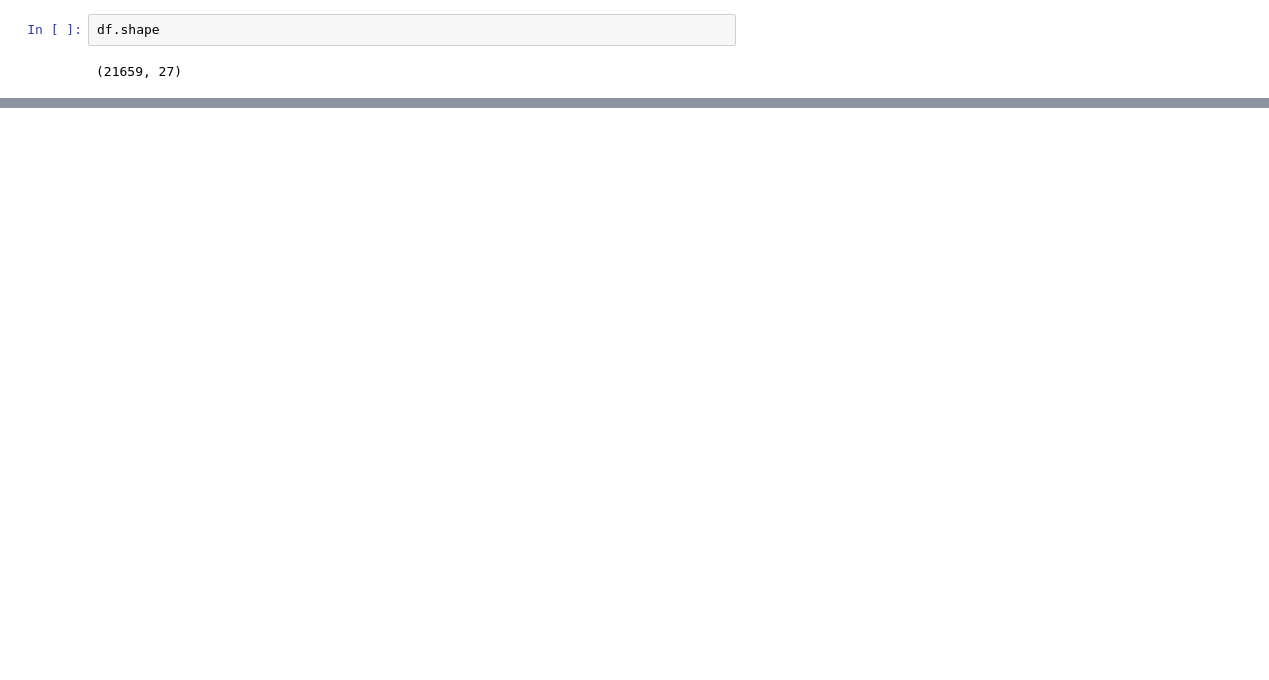
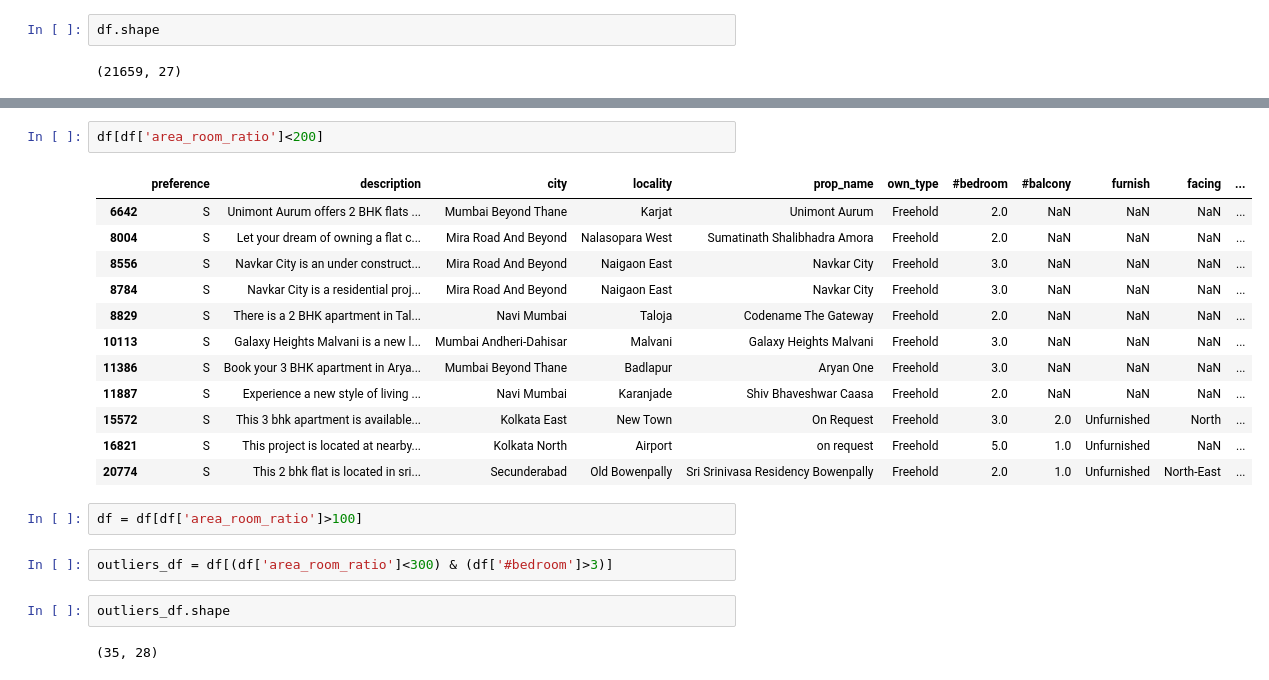
Before and after one commit to vaibhavO1/CapStone-Project, a Jupyter notebook: handling_outliers.ipynb, the cells around one changed output, grey strips where cells are left out. Drawn from its saved outputs; the diff is of its cells as text; blank space fills up the shorter version.

Commit message:
outlier removal

```diff
--- a/handling_outliers.ipynb
+++ b/handling_outliers.ipynb
@@ -502,0 +527,23 @@ df.shape
+# %%
+df[df['area_room_ratio']<200]
+# %% [output]
+|  | preference | description | city | locality | prop_name | own_type | #bedroom | #balcony | furnish | facing | ... |
+| 6642 | S | Unimont Aurum offers 2 BHK flats ... | Mumbai Beyond Thane | Karjat | Unimont Aurum | Freehold | 2.0 | NaN | NaN | NaN | ... |
+| 8004 | S | Let your dream of owning a flat c... | Mira Road And Beyond | Nalasopara West | Sumatinath Shalibhadra Amora | Freehold | 2.0 | NaN | NaN | NaN | ... |
+| 8556 | S | Navkar City is an under construct... | Mira Road And Beyond | Naigaon East | Navkar City | Freehold | 3.0 | NaN | NaN | NaN | ... |
+| 8784 | S | Navkar City is a residential proj... | Mira Road And Beyond | Naigaon East | Navkar City | Freehold | 3.0 | NaN | NaN | NaN | ... |
+| 8829 | S | There is a 2 BHK apartment in Tal... | Navi Mumbai | Taloja | Codename The Gateway | Freehold | 2.0 | NaN | NaN | NaN | ... |
+| 10113 | S | Galaxy Heights Malvani is a new l... | Mumbai Andheri-Dahisar | Malvani | Galaxy Heights Malvani | Freehold | 3.0 | NaN | NaN | NaN | ... |
+| 11386 | S | Book your 3 BHK apartment in Arya... | Mumbai Beyond Thane | Badlapur | Aryan One | Freehold | 3.0 | NaN | NaN | NaN | ... |
+| 11887 | S | Experience a new style of living ... | Navi Mumbai | Karanjade | Shiv Bhaveshwar Caasa | Freehold | 2.0 | NaN | NaN | NaN | ... |
+| 15572 | S | This 3 bhk apartment is available... | Kolkata East | New Town | On Request | Freehold | 3.0 | 2.0 | Unfurnished | North | ... |
+| 16821 | S | This project is located at nearby... | Kolkata North | Airport | on request | Freehold | 5.0 | 1.0 | Unfurnished | NaN | ... |
+| 20774 | S | This 2 bhk flat is located in sri... | Secunderabad | Old Bowenpally | Sri Srinivasa Residency Bowenpally | Freehold | 2.0 | 1.0 | Unfurnished | North-East | ... |
+# %%
+df = df[df['area_room_ratio']>100]
+# %%
+outliers_df = df[(df['area_room_ratio']<300) & (df['#bedroom']>3)]
+# %%
+outliers_df.shape
+# %% [output]
+(35, 28)
```
Also changed, not shown: parts of 16 cells of this notebook.
